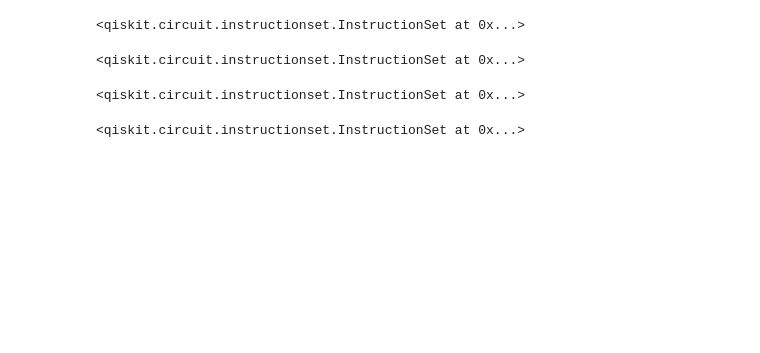
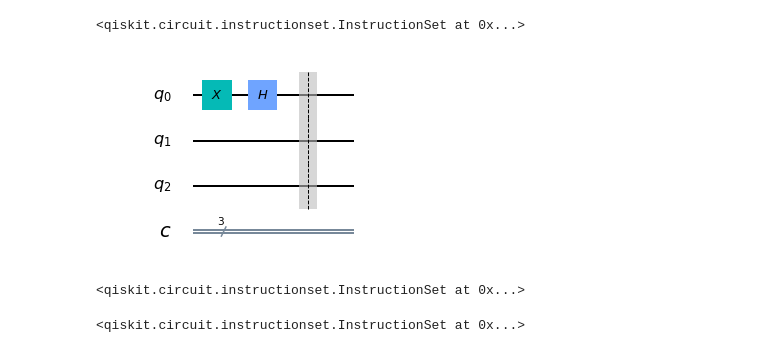
Before and after one commit to nashmathur/QuantumAlgorithms, a Jupyter notebook: Teleportation.ipynb, the cells around one changed output. Saved outputs shown, nothing was run; the diff lists cells and outputs as text; code cells hidden in the pictures; blank space fills up the shorter version.

```diff
--- a/Teleportation.ipynb
+++ b/Teleportation.ipynb
@@ -13,9 +13,9 @@ qcirc.h(0)
 <qiskit.circuit.instructionset.InstructionSet at 0x...>
 # %%
 qcirc.barrier()
-qcirc.draw()
+qcirc.draw(output='mpl')
 # %% [output]
-<qiskit.circuit.instructionset.InstructionSet at 0x...>
+[figure, added]
 # %%
 qcirc.h(1)
 qcirc.cx(1,2)
```
Also changed, not shown: parts of 6 cells of this notebook, 2 other files.
